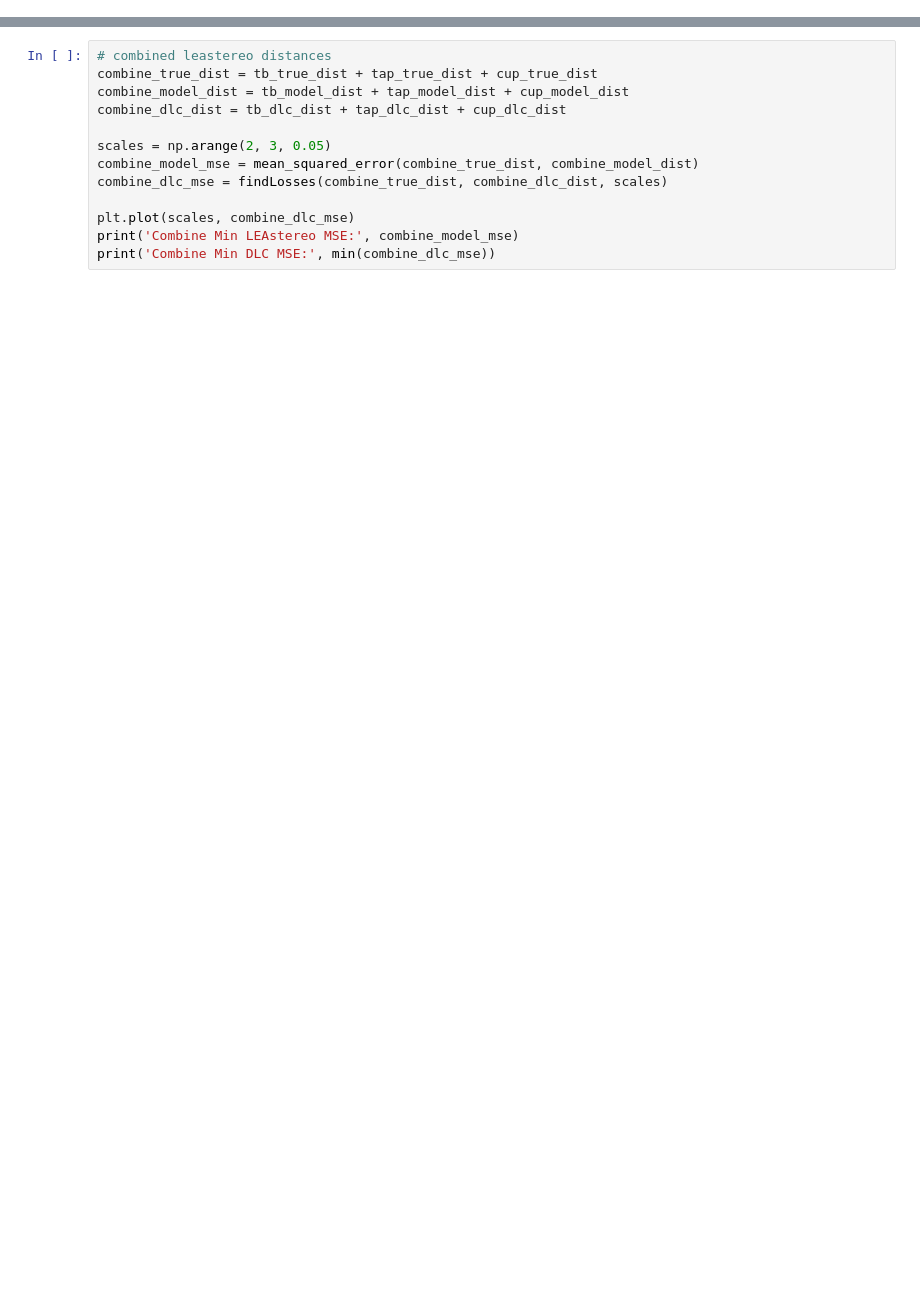
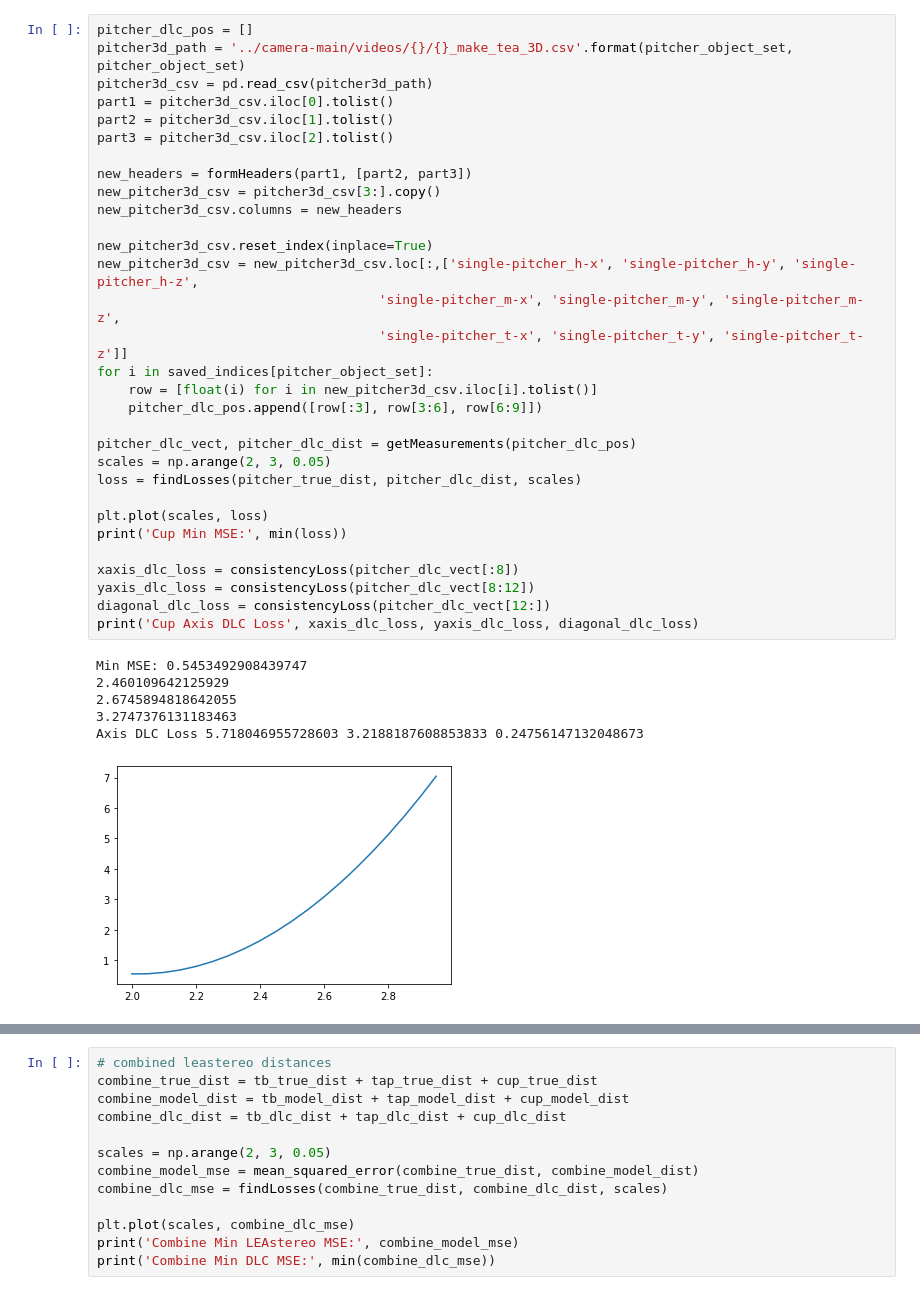
Before and after one commit to x35yao/make_tea, a Jupyter notebook: LEAstereo/depth2camera3D.ipynb, the cells around one changed output, grey strips where cells are left out. Cells and saved outputs as stored; diff of their text form; blank space fills up the shorter version.

```diff
--- a/LEAstereo/depth2camera3D.ipynb
+++ b/LEAstereo/depth2camera3D.ipynb
@@ -574,0 +330,38 @@ print('Cup Min MSE:', min(loss))
+# %%
+pitcher_dlc_pos = []
+pitcher3d_path = '../camera-main/videos/{}/{}_make_tea_3D.csv'.format(pitcher_object_set, pitcher_object_set)
+pitcher3d_csv = pd.read_csv(pitcher3d_path)
+part1 = pitcher3d_csv.iloc[0].tolist()
+part2 = pitcher3d_csv.iloc[1].tolist()
+part3 = pitcher3d_csv.iloc[2].tolist()
+
+new_headers = formHeaders(part1, [part2, part3])
+new_pitcher3d_csv = pitcher3d_csv[3:].copy()
+new_pitcher3d_csv.columns = new_headers
+
+new_pitcher3d_csv.reset_index(inplace=True)
+new_pitcher3d_csv = new_pitcher3d_csv.loc[:,['single-pitcher_h-x', 'single-pitcher_h-y', 'single-pitcher_h-z',
+                                    'single-pitcher_m-x', 'single-pitcher_m-y', 'single-pitcher_m-z',
+                                    'single-pitcher_t-x', 'single-pitcher_t-y', 'single-pitcher_t-z']]
+for i in saved_indices[pitcher_object_set]:
+    row = [float(i) for i in new_pitcher3d_csv.iloc[i].tolist()]
+    pitcher_dlc_pos.append([row[:3], row[3:6], row[6:9]])
+
+pitcher_dlc_vect, pitcher_dlc_dist = getMeasurements(pitcher_dlc_pos)
+scales = np.arange(2, 3, 0.05)
+loss = findLosses(pitcher_true_dist, pitcher_dlc_dist, scales)
+
+plt.plot(scales, loss)
+print('Cup Min MSE:', min(loss))
+
+xaxis_dlc_loss = consistencyLoss(pitcher_dlc_vect[:8])
+yaxis_dlc_loss = consistencyLoss(pitcher_dlc_vect[8:12])
+diagonal_dlc_loss = consistencyLoss(pitcher_dlc_vect[12:])
+print('Cup Axis DLC Loss', xaxis_dlc_loss, yaxis_dlc_loss, diagonal_dlc_loss)
+# %% [output]
+Min MSE: 0.5453492908439747
+2.460109642125929
+2.6745894818642055
+3.2747376131183463
+Axis DLC Loss 5.718046955728603 3.2188187608853833 0.24756147132048673
+[figure, added]
```
Also changed, not shown: parts of 42 cells of this notebook, 1 other file.
